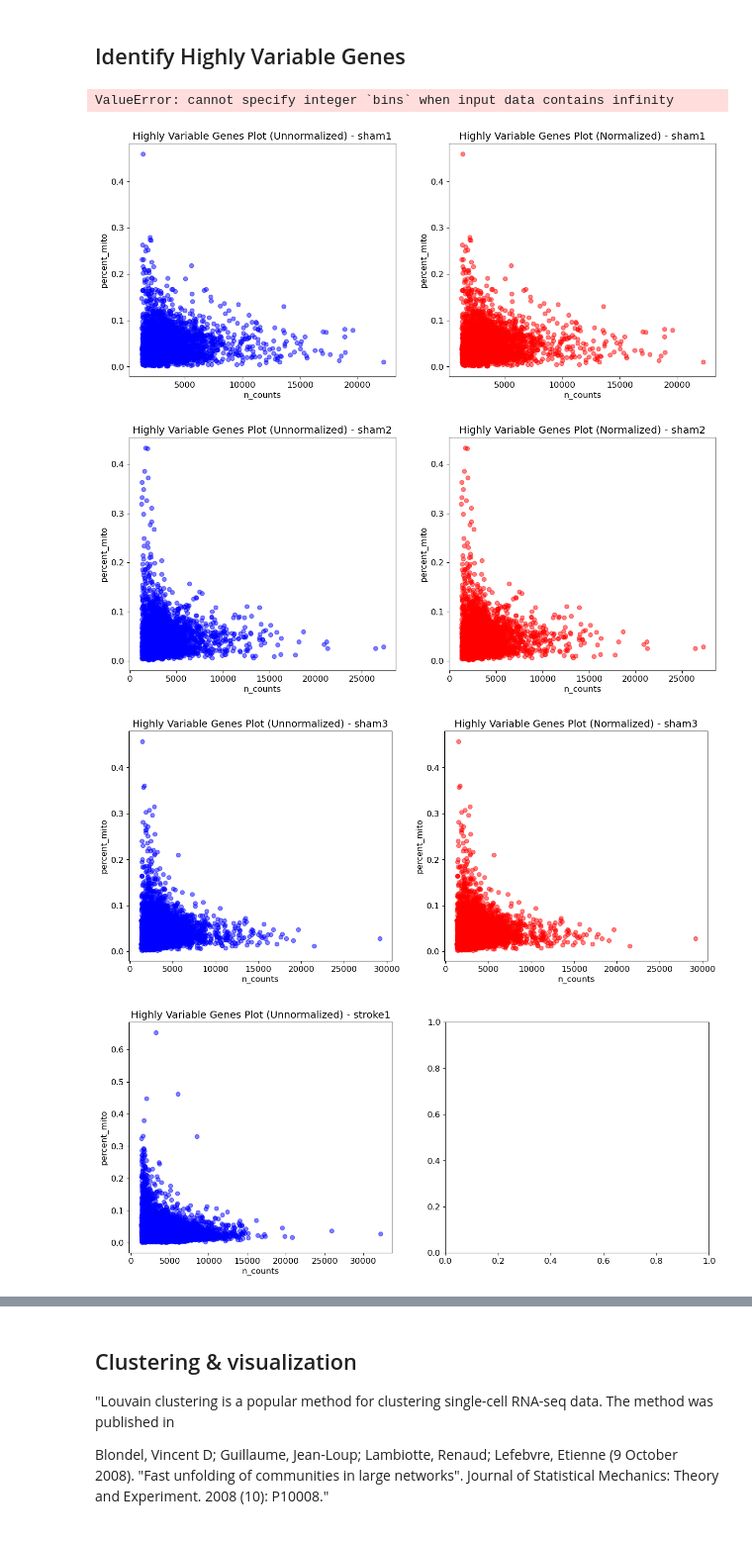
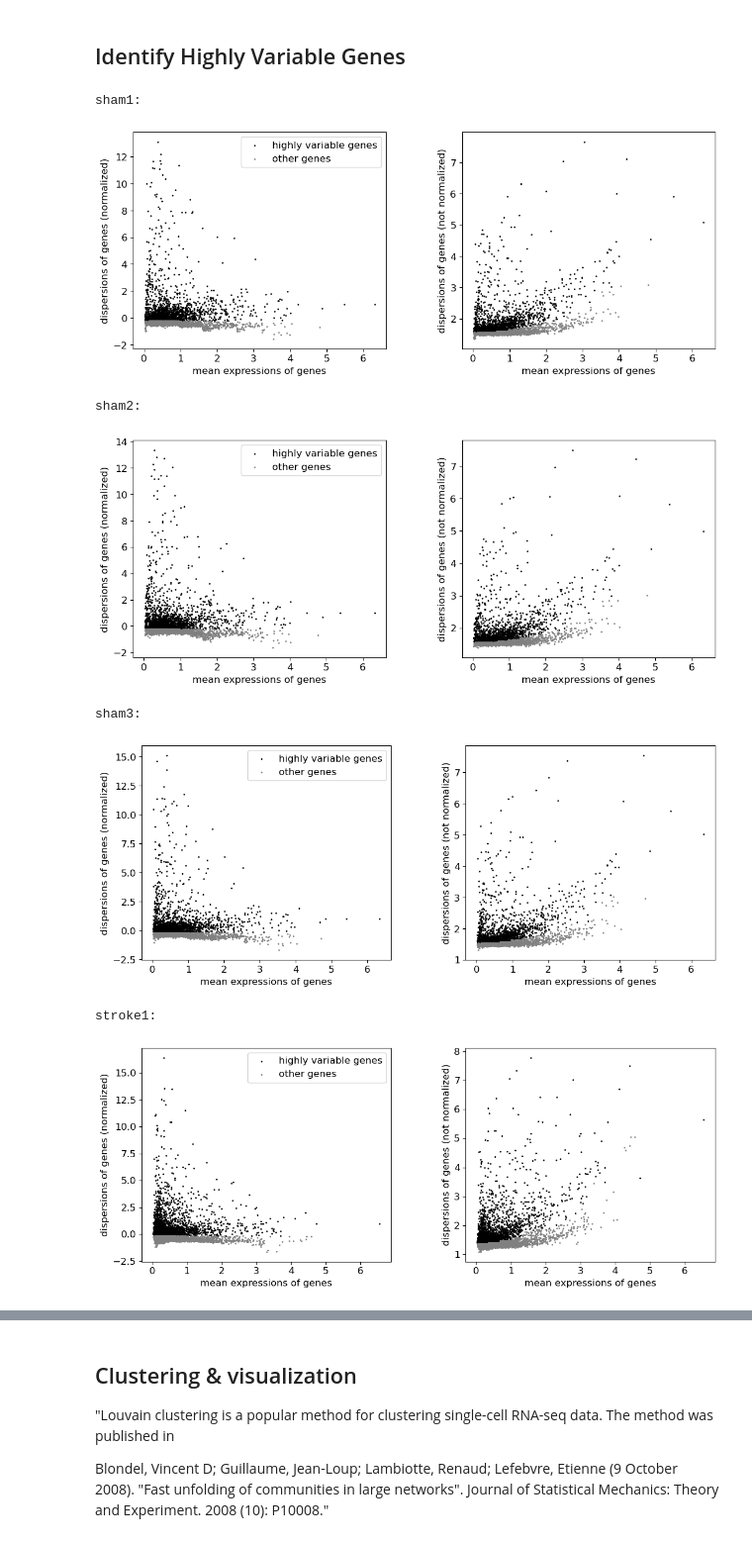
Before and after one commit to owenzel/neuro120-project, a Jupyter notebook: Stroke.ipynb, the cells around one changed output, grey strips where cells are left out. Shown at 99% size. Saved outputs shown, nothing was run; the diff lists cells and outputs as text; code cells hidden in the pictures.

Commit message:
fixed the highly variable genes

```diff
--- a/Stroke.ipynb
+++ b/Stroke.ipynb
@@ -306,9 +303,14 @@ for idx, (key, value) in enumerate(data_mtx.items()):
 [figure]
 [figure]
 [figure]
+# %%
+# For each of the 6 conditions, filter out cells with less than 3% mitochondrial content
+for key, value in data_mtx.items():
+   data_mtx[key] = value[value.obs.percent_mito < 0.03]
 # %%
+# Filter cells with low gene count
 for key, value in data_mtx.items():
-    sc.pp.filter_cells(data_mtx[key], min_genes=500)
+    sc.pp.filter_cells(value, min_genes=500)
 # %% [markdown]
 # Analysis
 Inspired by https://www.kallistobus.tools/tutorials/kb_getting_started/python/kb_intro_2_python/#examine-the-knee-plot
@@ -322,31 +324,15 @@ for key, value in data_mtx.items():
 ## Identify Highly Variable Genes
 # %%
 for (key, value) in data_mtx.items():
-    fig, axs = plt.subplots(1, 2, figsize=(15, 6))
-
-    # Perform calculations for highly variable genes on unnormalized data
-    sc.pp.highly_variable_genes(value, min_mean=0.01, max_mean=8, min_disp=1, n_top_genes=3000, flavor="seurat")
-
-    # Scatter plot unnormalized data
-    axs[0].scatter(value.obs['n_counts'], value.obs['percent_mito'], c='b', alpha=0.5)
-    axs[0].set_xlabel('n_counts')
-    axs[0].set_ylabel('percent_mito')
-    axs[0].set_title(f'Highly Variable Genes Plot (Unnormalized) - {key}')
-
-    # Normalize the data
-    sc.pp.normalize_total(value, target_sum=1e4)
-
-    # Perform calculations for highly variable genes on normalized data
-    sc.pp.highly_variable_genes(value, min_mean=0.01, max_mean=8, min_disp=1, n_top_genes=3000, flavor="seurat")
-
-    # Scatter plot normalized data
-    axs[1].scatter(value.obs['n_counts'], value.obs['percent_mito'], c='r', alpha=0.5)
-    axs[1].set_xlabel('n_counts')
-    axs[1].set_ylabel('percent_mito')
-    axs[1].set_title(f'Highly Variable Genes Plot (Normalized) - {key}')
+    print(f"{key}:")
+    sc.pp.highly_variable_genes(value, min_mean=0.01, max_mean=8, min_disp=1, n_top_genes=3000, n_bins=20, flavor="seurat")
+    sc.pl.highly_variable_genes(value)
 # %% [output]
-ValueError: cannot specify integer `bins` when input data contains infinity
+sham1:
-[figure, old version]
+[figure, new version]
+sham2:
-[figure, old version]
+[figure, new version]
+sham3:
-[figure, old version]
+[figure, new version]
+stroke1:
-[figure, old version]
+[figure, new version]
```
Also changed, not shown: parts of 4 cells of this notebook.
